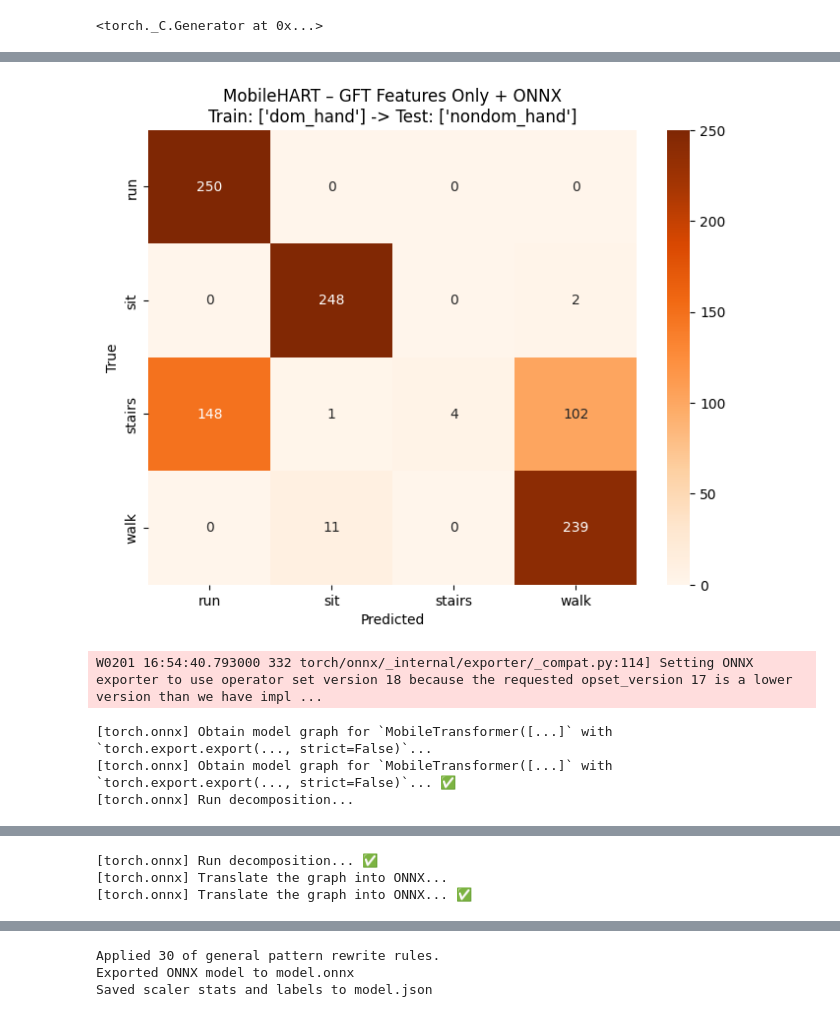
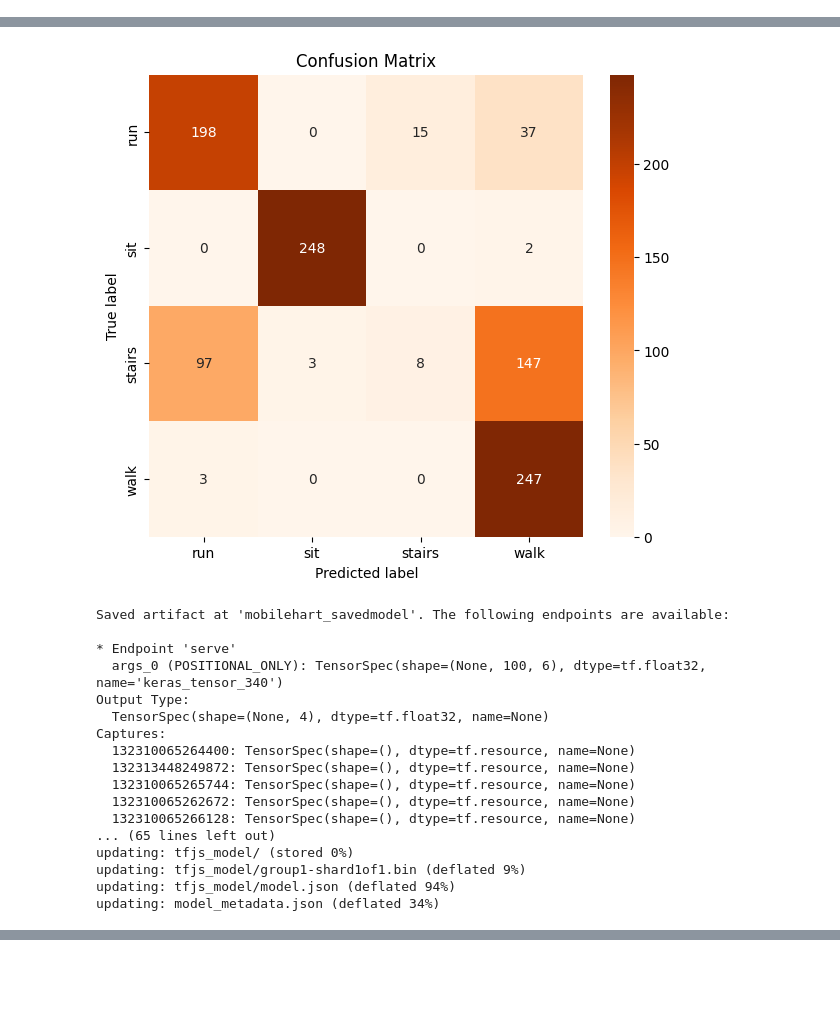
Before and after one commit to Ninjaprime875/ScienceFair_Code, a Jupyter notebook: AppModel.ipynb, the cells around one changed output, grey strips where cells are left out. Cells and saved outputs as stored; diff of their text form; code cells hidden in the pictures; blank space fills up the shorter version.

Commit message:
pytorch to tensorflow

```diff
--- a/AppModel.ipynb
+++ b/AppModel.ipynb
@@ -34,35 +14,27 @@ from sklearn.model_selection import GroupShuffleSplit
 from sklearn.metrics import classification_report, confusion_matrix
 import matplotlib.pyplot as plt
 import seaborn as sns
-
-import torch
-import torch.nn as nn
-from torch.utils.data import Dataset, DataLoader
+import tensorflow as tf
+from tensorflow.keras.utils import to_categorical
 
 DATA_DIR = "/content/drive/MyDrive/data"
 SELECTED_ACTIVITIES = ["sit", "walk", "run", "stairs"]
-
 TRAIN_POSITIONS = ["dom_hand"]
 TEST_POSITIONS = ["nondom_hand"]
-
 SAMPLING_RATE = 100
 TRIM_SECONDS = 2
 WINDOW_SIZE = SAMPLING_RATE
 STEP_SIZE = SAMPLING_RATE // 2
-
 BATCH_SIZE = 32
 EPOCHS = 100
-LR = 0.001
+LR = 1e-3
 DROPOUT = 0.3
 RANDOM_STATE = 42
 EPSILON = 1e-7
-
 GFT_FEATURES = ["ax_g", "ay_g", "az_g", "gx_g", "gy_g", "gz_g"]
 
 np.random.seed(RANDOM_STATE)
-torch.manual_seed(RANDOM_STATE)
+tf.random.set_seed(RANDOM_STATE)
-# %% [output]
-<torch._C.Generator at 0x...>
 # %%
 def load_selected_csvs(base_dir):
     dfs = []
@@ -102,15 +74,4 @@ def build_dataset(dfs, feature_cols):
             X.append(w[feature_cols].values)
             y.append(w["activity"].iloc[0])
             groups.append(w["recording_id"].iloc[0])
-    if len(X) == 0:
-        return np.array([]), np.array([]), np.array([])
     return np.array(X), np.array(y), np.array(groups)
-
-class MotionDataset(Dataset):
-    def __init__(self, X, y):
-        self.X = torch.tensor(X, dtype=torch.float32)
-        self.y = torch.tensor(y, dtype=torch.long)
-    def __len__(self):
-        return len(self.X)
-    def __getitem__(self, idx):
-        return self.X[idx], self.y[idx]
@@ -301,7 +206,7 @@ def run_cross_position_experiment(all_dfs, feature_cols, title_suffix):
 # %%
 if __name__ == "__main__":
-    all_recordings = load_selected_csvs(DATA_DIR)
-    if all_recordings:
-        run_cross_position_experiment(all_recordings, GFT_FEATURES, "MobileHART – GFT Features Only + ONNX")
+    recordings = load_selected_csvs(DATA_DIR)
+    if recordings:
+        run_experiment(recordings)
 # %% [output]
 Loaded 40 recordings.
@@ -324,5 +229,18 @@ weighted avg     0.8206    0.7373    0.6422      1005
-[figure, old version]
+[figure, new version]
-W0201 16:54:40.793000 332 torch/onnx/_internal/exporter/_compat.py:114] Setting ONNX exporter to use operator set version 18 because the requested opset_version 17 is a lower version than we have impl ...
+Saved artifact at 'mobilehart_savedmodel'. The following endpoints are available:
+
+* Endpoint 'serve'
+  args_0 (POSITIONAL_ONLY): TensorSpec(shape=(None, 100, 6), dtype=tf.float32, name='keras_tensor_340')
+Output Type:
+  TensorSpec(shape=(None, 4), dtype=tf.float32, name=None)
+Captures:
+  132310065264400: TensorSpec(shape=(), dtype=tf.resource, name=None)
+  132313448249872: TensorSpec(shape=(), dtype=tf.resource, name=None)
+  132310065265744: TensorSpec(shape=(), dtype=tf.resource, name=None)
+  132310065262672: TensorSpec(shape=(), dtype=tf.resource, name=None)
+  132310065266128: TensorSpec(shape=(), dtype=tf.resource, name=None)
+... (65 lines left out)
+updating: tfjs_model/ (stored 0%)
+updating: tfjs_model/group1-shard1of1.bin (deflated 9%)
+updating: tfjs_model/model.json (deflated 94%)
+updating: model_metadata.json (deflated 34%)
-[torch.onnx] Obtain model graph for `MobileTransformer([...]` with `torch.export.export(..., strict=False)`...
-[torch.onnx] Obtain model graph for `MobileTransformer([...]` with `torch.export.export(..., strict=False)`... ✅
-[torch.onnx] Run decomposition...
@@ -346,3 +246,0 @@ WARNING:onnxscript.optimizer._constant_folding:Skipping constant folding for op
-[torch.onnx] Run decomposition... ✅
-[torch.onnx] Translate the graph into ONNX...
-[torch.onnx] Translate the graph into ONNX... ✅
@@ -350,3 +246,0 @@ WARNING:onnxscript.optimizer._constant_folding:Skipping constant folding for op
-Applied 30 of general pattern rewrite rules.
-Exported ONNX model to model.onnx
-Saved scaler stats and labels to model.json
```
Also changed, not shown: parts of 7 cells of this notebook.
